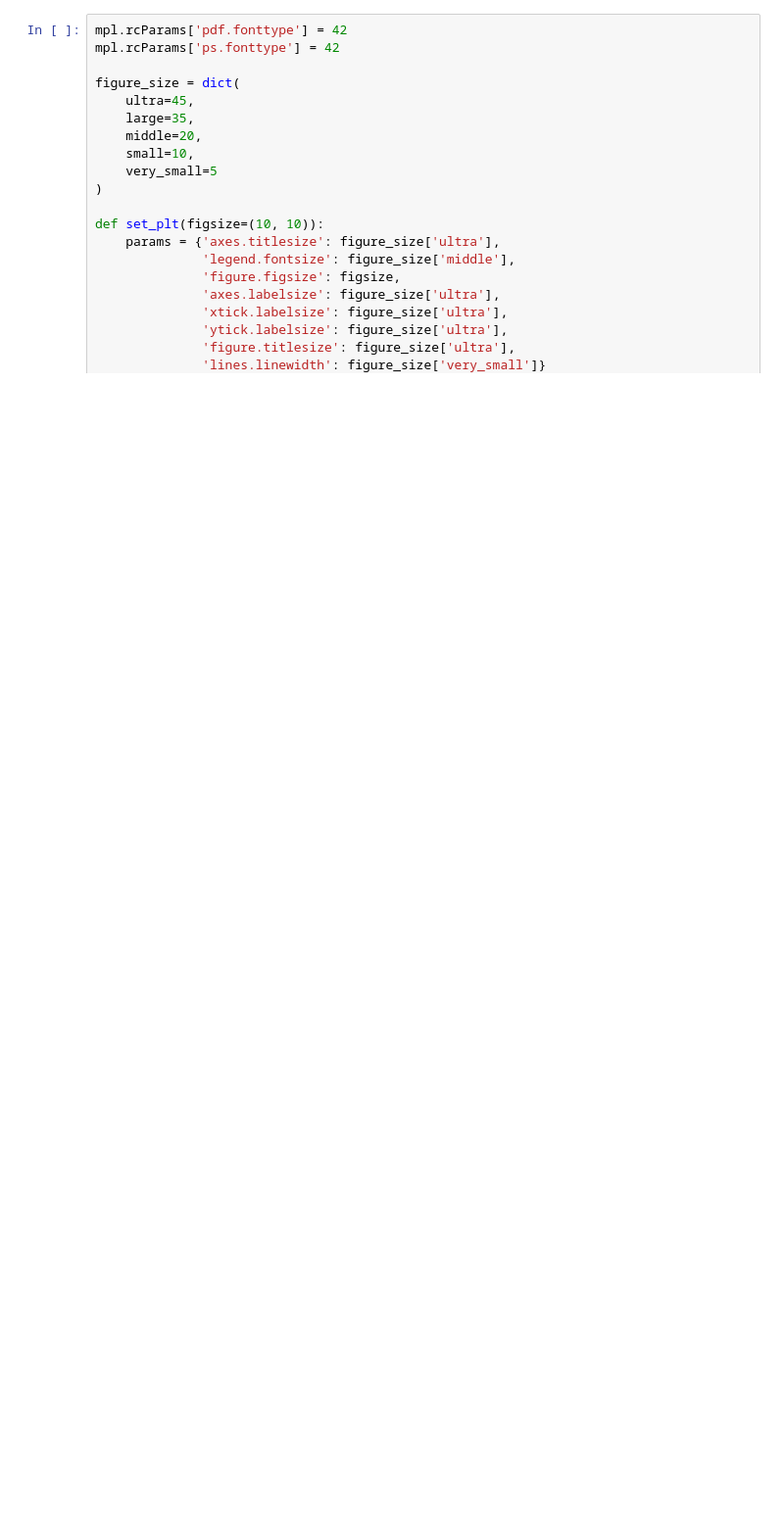
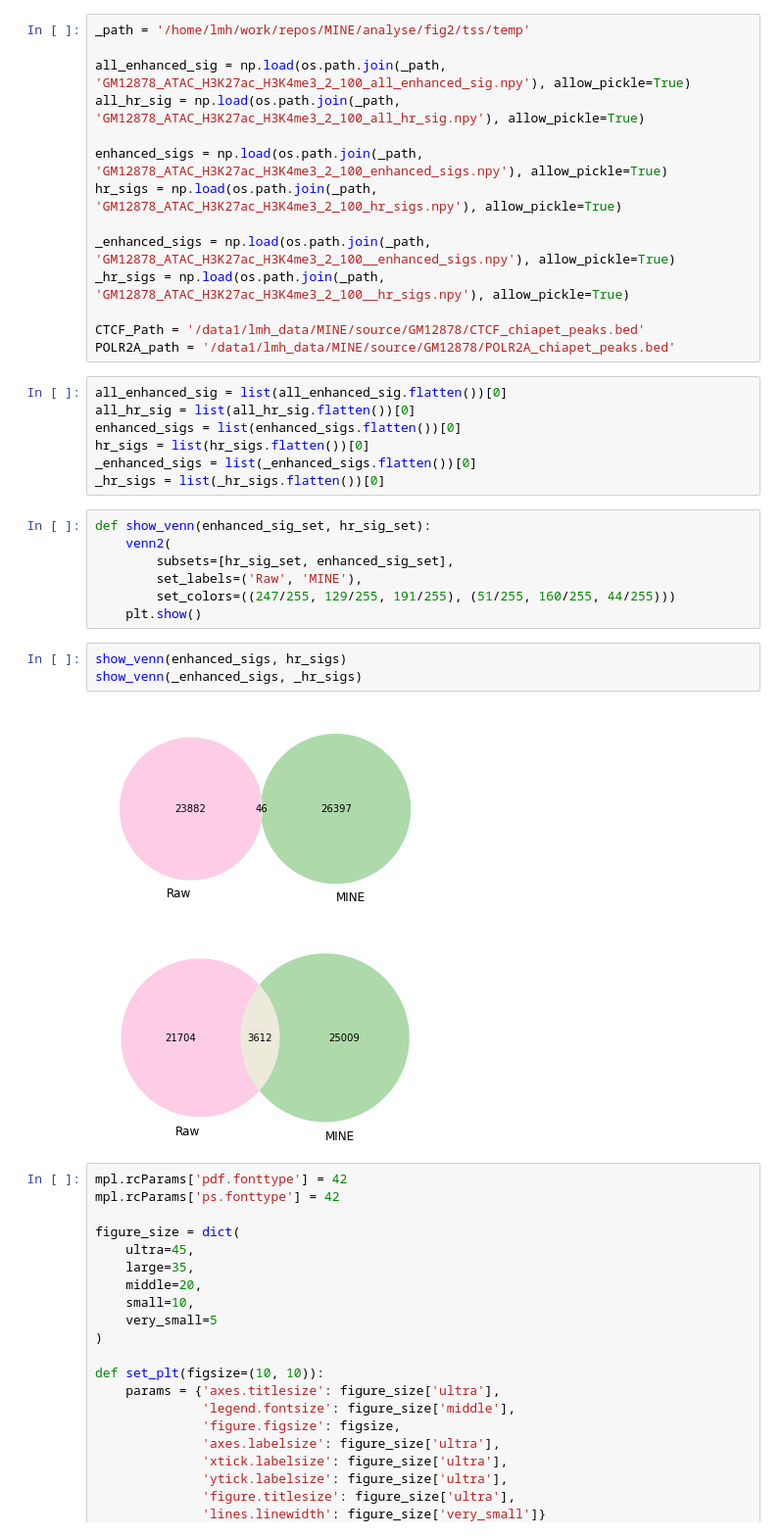
Before and after one commit to MICL-biolab/MINE, a Jupyter notebook: analyse/fig3/figure3.ipynb, the cells around one changed output. Shown at 98% size. Saved outputs shown, nothing was run; the diff lists cells and outputs as text; blank space fills up the shorter version.

```diff
--- a/analyse/fig3/figure3.ipynb
+++ b/analyse/fig3/figure3.ipynb
@@ -8,3 +10,37 @@ import seaborn as sns
+# %%
+_path = '/home/lmh/work/repos/MINE/analyse/fig2/tss/temp'
+
+all_enhanced_sig = np.load(os.path.join(_path, 'GM12878_ATAC_H3K27ac_H3K4me3_2_100_all_enhanced_sig.npy'), allow_pickle=True)
+all_hr_sig = np.load(os.path.join(_path, 'GM12878_ATAC_H3K27ac_H3K4me3_2_100_all_hr_sig.npy'), allow_pickle=True)
+
+enhanced_sigs = np.load(os.path.join(_path, 'GM12878_ATAC_H3K27ac_H3K4me3_2_100_enhanced_sigs.npy'), allow_pickle=True)
+hr_sigs = np.load(os.path.join(_path, 'GM12878_ATAC_H3K27ac_H3K4me3_2_100_hr_sigs.npy'), allow_pickle=True)
+
+_enhanced_sigs = np.load(os.path.join(_path, 'GM12878_ATAC_H3K27ac_H3K4me3_2_100__enhanced_sigs.npy'), allow_pickle=True)
+_hr_sigs = np.load(os.path.join(_path, 'GM12878_ATAC_H3K27ac_H3K4me3_2_100__hr_sigs.npy'), allow_pickle=True)
+
+CTCF_Path = '/data1/lmh_data/MINE/source/GM12878/CTCF_chiapet_peaks.bed'
+POLR2A_path = '/data1/lmh_data/MINE/source/GM12878/POLR2A_chiapet_peaks.bed'
+# %%
+all_enhanced_sig = list(all_enhanced_sig.flatten())[0]
+all_hr_sig = list(all_hr_sig.flatten())[0]
+enhanced_sigs = list(enhanced_sigs.flatten())[0]
+hr_sigs = list(hr_sigs.flatten())[0]
+_enhanced_sigs = list(_enhanced_sigs.flatten())[0]
+_hr_sigs = list(_hr_sigs.flatten())[0]
+# %%
+def show_venn(enhanced_sig_set, hr_sig_set):
+    venn2(
+        subsets=[hr_sig_set, enhanced_sig_set],
+        set_labels=('Raw', 'MINE'),
+        set_colors=((247/255, 129/255, 191/255), (51/255, 160/255, 44/255)))
+    plt.show()
+# %%
+show_venn(enhanced_sigs, hr_sigs)
+show_venn(_enhanced_sigs, _hr_sigs)
+# %% [output]
+[figure, added]
+[figure, added]
 # %%
 mpl.rcParams['pdf.fonttype'] = 42
 mpl.rcParams['ps.fonttype'] = 42
```
Also changed, not shown: parts of 16 cells of this notebook, 22 other files.
